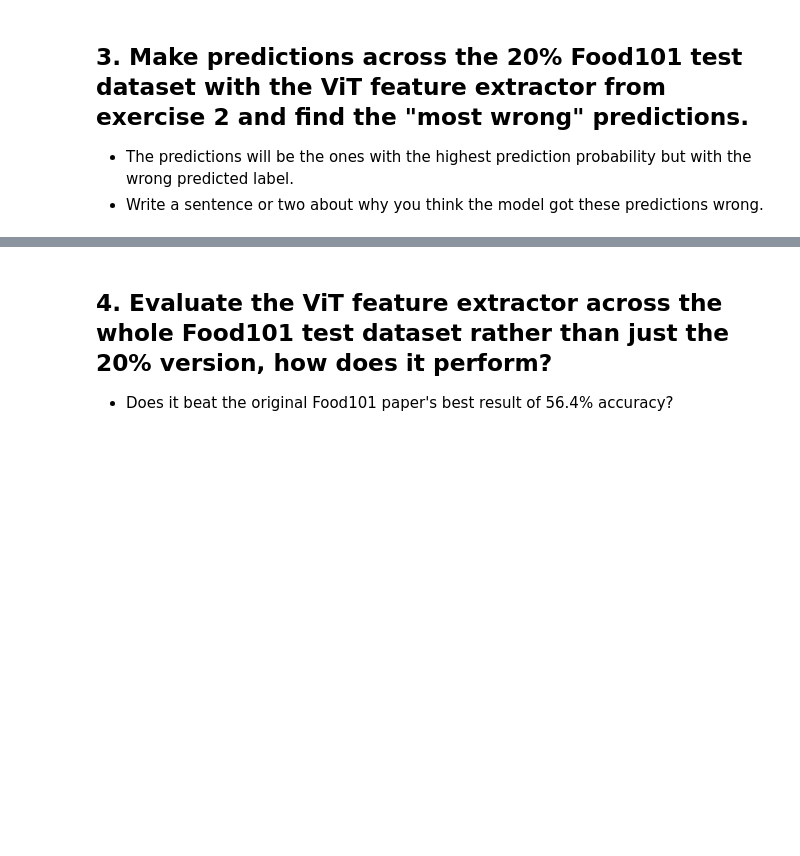
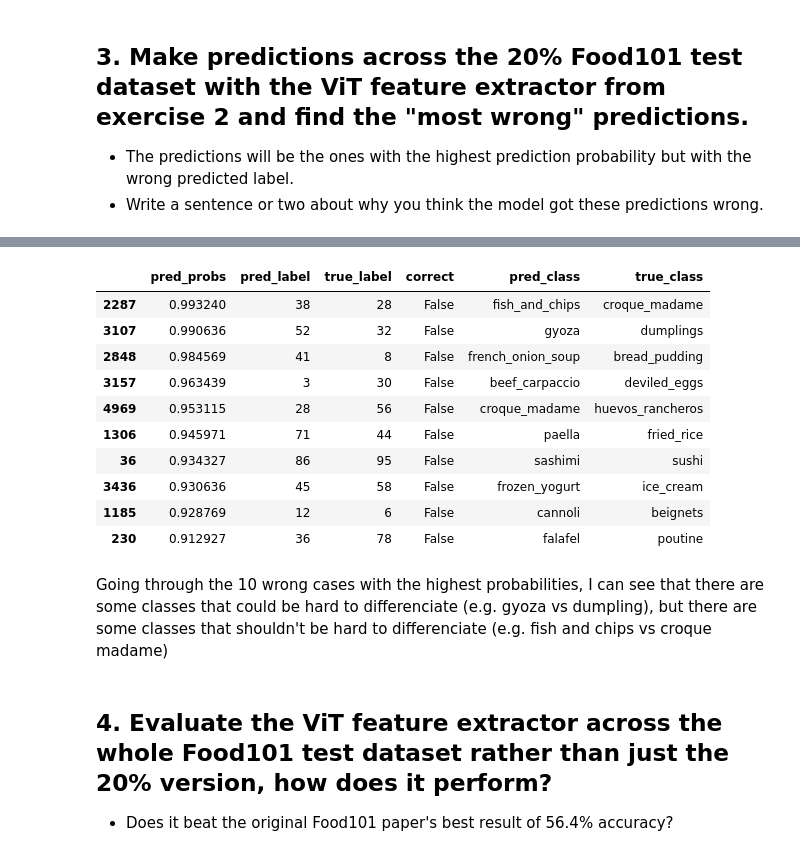
Before and after one commit to yhs2773/PyTorch-for-Deep-Learning-Machine-Learning-Full-Course, a Jupyter notebook: notebooks/09_pytorch_model_deployment_exercise.ipynb, the cells around one changed output, grey strips where cells are left out. Saved outputs shown, nothing was run; the diff lists cells and outputs as text; code cells hidden in the pictures; blank space fills up the shorter version.

```diff
--- a/notebooks/09_pytorch_model_deployment_exercise.ipynb
+++ b/notebooks/09_pytorch_model_deployment_exercise.ipynb
@@ -394,6 +448,20 @@ vit_food101_pred_df['correct'].value_counts()
 # %%
 # see only False and sort values by probabilities
-vit_food101_pred_df[vit_food101_pred_df['correct'] == False].sort_values(ascending=False)['pred_probs']
+vit_food101_pred_df[vit_food101_pred_df['correct'] == False].sort_values(by='pred_probs', ascending=False).head(10)
+# %% [output]
+|  | pred_probs | pred_label | true_label | correct | pred_class | true_class |
+| 2287 | 0.993240 | 38 | 28 | False | fish_and_chips | croque_madame |
+| 3107 | 0.990636 | 52 | 32 | False | gyoza | dumplings |
+| 2848 | 0.984569 | 41 | 8 | False | french_onion_soup | bread_pudding |
+| 3157 | 0.963439 | 3 | 30 | False | beef_carpaccio | deviled_eggs |
+| 4969 | 0.953115 | 28 | 56 | False | croque_madame | huevos_rancheros |
+| 1306 | 0.945971 | 71 | 44 | False | paella | fried_rice |
+| 36 | 0.934327 | 86 | 95 | False | sashimi | sushi |
+| 3436 | 0.930636 | 45 | 58 | False | frozen_yogurt | ice_cream |
+| 1185 | 0.928769 | 12 | 6 | False | cannoli | beignets |
+| 230 | 0.912927 | 36 | 78 | False | falafel | poutine |
+# %% [markdown]
+Going through the 10 wrong cases with the highest probabilities, I can see that there are some classes that could be hard to differenciate (e.g. gyoza vs dumpling), but there are some classes that shouldn't be hard to differenciate (e.g. fish and chips vs croque madame)
 # %% [markdown]
 ## 4. Evaluate the ViT feature extractor across the whole Food101 test dataset rather than just the 20% version, how does it perform?
 - Does it beat the original Food101 paper's best result of 56.4% accuracy?
```
Also changed, not shown: parts of 20 cells of this notebook.
